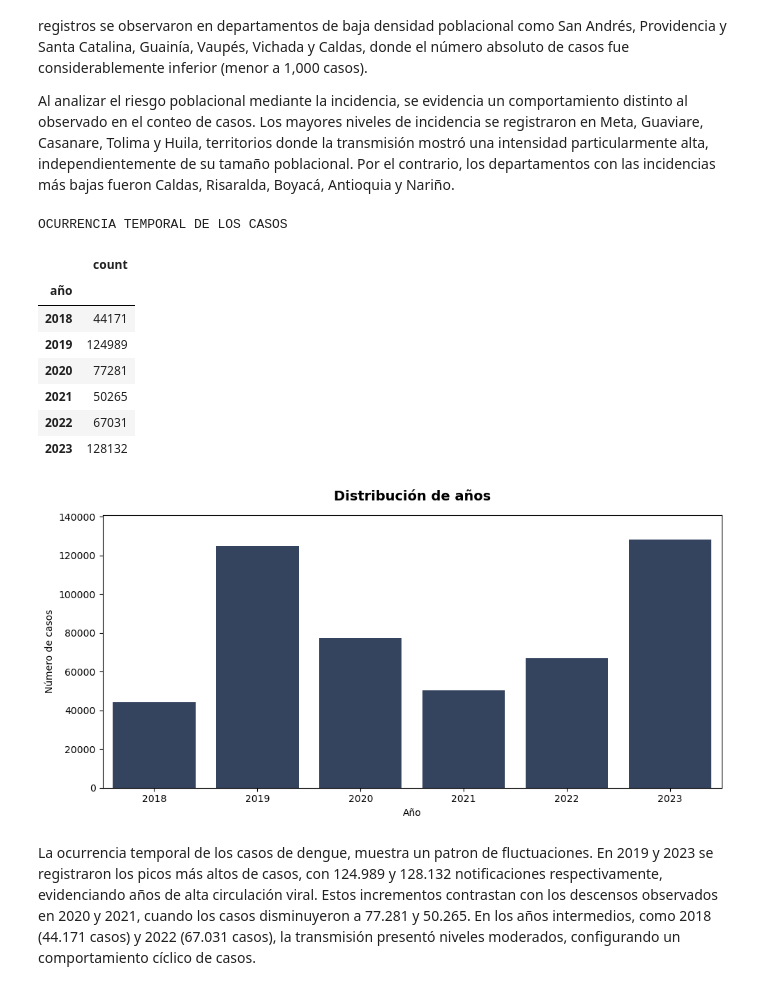
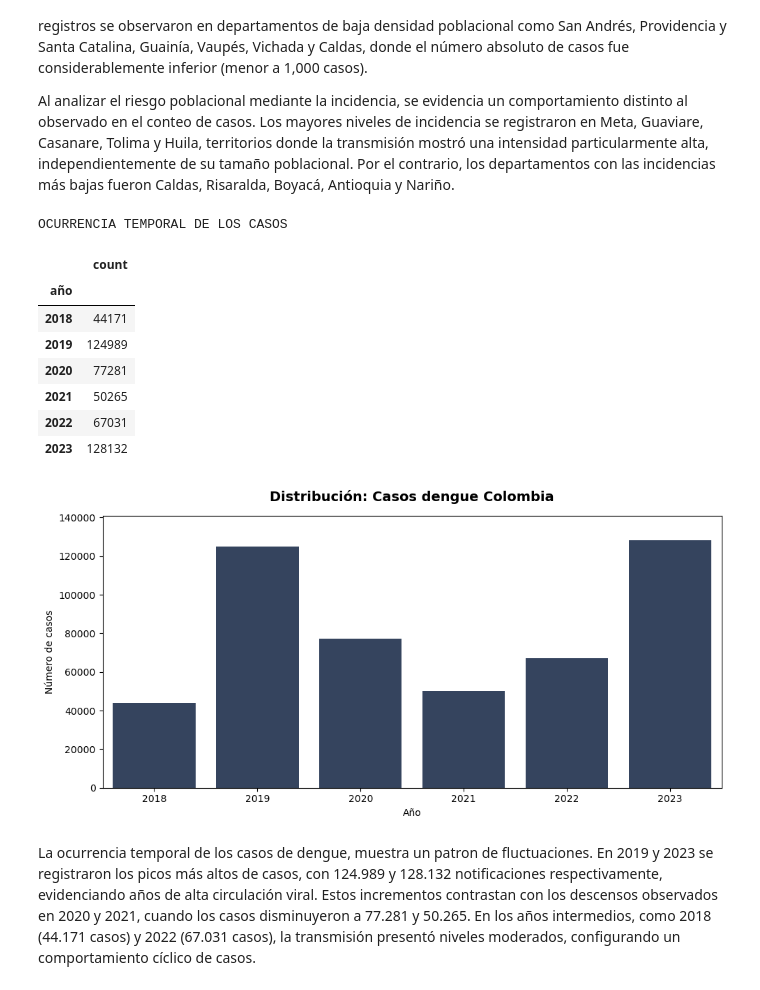
Before and after one commit to Darally06/Dengue_caracterization, a Jupyter notebook: EDA_registros.ipynb, the cells around one changed output. Cells and saved outputs as stored; diff of their text form; code cells hidden in the pictures.

```diff
--- a/EDA_registros.ipynb
+++ b/EDA_registros.ipynb
@@ -231,30 +231,30 @@ Al analizar el riesgo poblacional mediante la incidencia, se evidencia un compor
 # %%
 # Variables temporales
 print("OCURRENCIA TEMPORAL DE LOS CASOS")
 conteo_por_año = data_col['año'].value_counts(sort=False).sort_index()
 display(conteo_por_año.to_frame())
 
 plt.figure(figsize=(10, 5))
 sns.barplot(x=conteo_por_año.index.astype(str), y=conteo_por_año.values, color='#2E4265')
 
-plt.title('Distribución de años', fontsize=14, fontweight='bold', pad=15)
+plt.title('Distribución: Casos dengue Colombia', fontsize=14, fontweight='bold', pad=15)
 plt.xlabel("Año")
 plt.ylabel("Número de casos")
 plt.xticks(rotation=0)
 plt.ylim(0, max(conteo_por_año.values) * 1.1)
 plt.tight_layout()
 plt.show()
 # %% [output]
 OCURRENCIA TEMPORAL DE LOS CASOS
 |  | count |
 | año |  |
 | 2018 | 44171 |
 | 2019 | 124989 |
 | 2020 | 77281 |
 | 2021 | 50265 |
 | 2022 | 67031 |
 | 2023 | 128132 |
-[figure, old version]
+[figure, new version]
 # %% [markdown]
 La ocurrencia temporal de los casos de dengue, muestra un patron de fluctuaciones.  En 2019 y 2023 se registraron los picos más altos de casos, con 124.989 y 128.132 notificaciones respectivamente, evidenciando años de alta circulación viral. Estos incrementos contrastan con los descensos observados en 2020 y 2021, cuando los casos disminuyeron a 77.281 y 50.265. En los años intermedios, como 2018 (44.171 casos) y 2022 (67.031 casos), la transmisión presentó niveles moderados, configurando un comportamiento cíclico de casos.
 # %%
```
Also changed, not shown: parts of 7 cells of this notebook, 4 other files.
